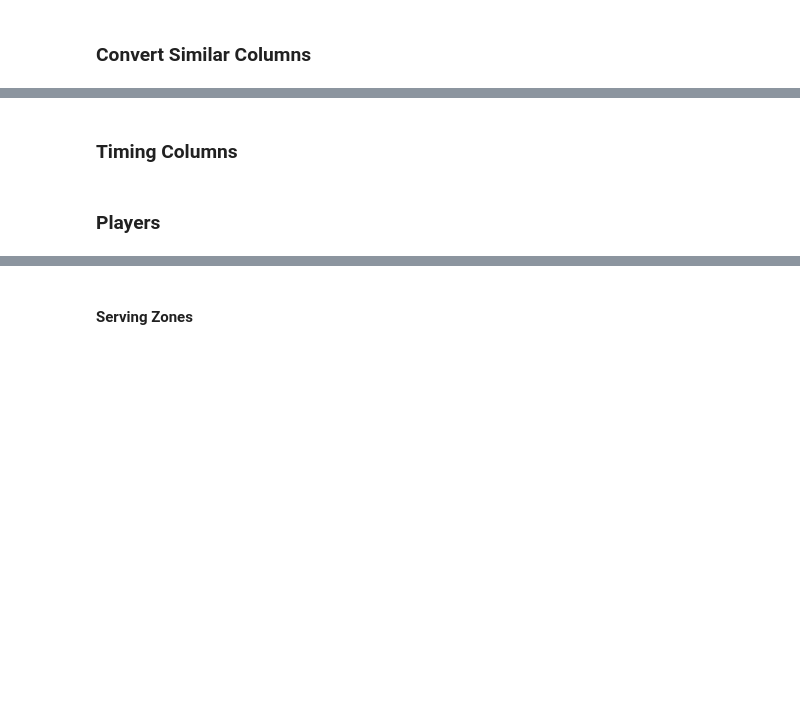
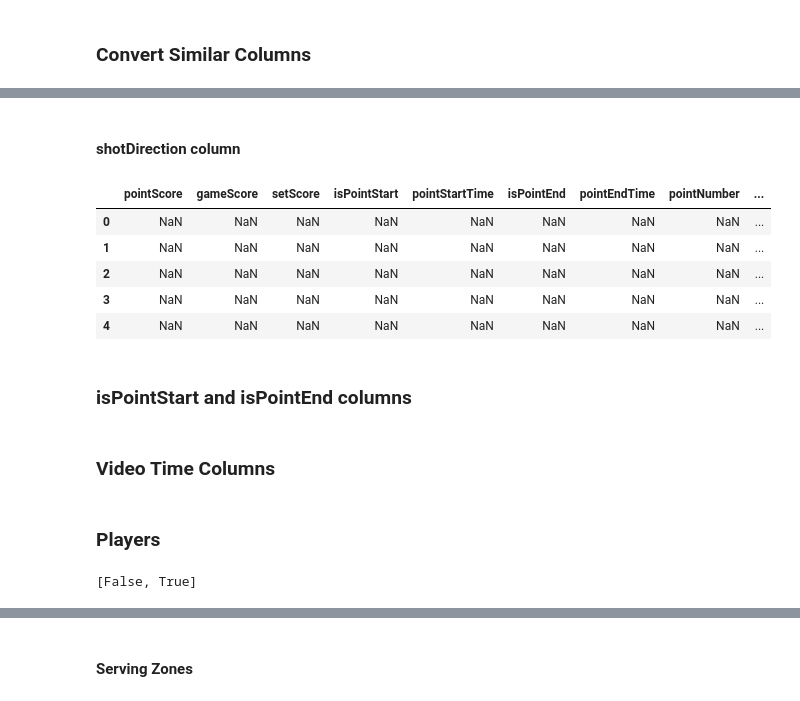
Before and after one commit to cjgimena/UCLA-Tennis-Consulting, a Jupyter notebook: SwingVision/SwingVisionTransformation.ipynb, the cells around one changed output, grey strips where cells are left out. Cells and saved outputs as stored; diff of their text form; code cells hidden in the pictures; blank space fills up the shorter version.

```diff
--- a/SwingVision/SwingVisionTransformation.ipynb
+++ b/SwingVision/SwingVisionTransformation.ipynb
@@ -252,0 +289,2 @@ shot_data
+# %%
+shot_data.shotInRally = swing_data.Shot
@@ -253,22 +294,29 @@ shot_data
+# %%
+def side(x):
+    if 'deuce' in x:
+        return 'Deuce'
+    elif 'ad' in x:
+        return 'Ad'
+    elif 'center_line' in x:
+        return 'Center'
+    else:
+        return ''
+
+shot_data['side'] = swing_data['Hit Zone'].apply(side)
+# %% [markdown]
+#### shotDirection column
 # %%
-# shot type booleans
-shot_data['shotFhBh'] = swing_data['Stroke'].apply(lambda x: x if x in ['Forehand', 'Backhand'] else '')
-shot_data['isSlice'] = swing_data['Spin'].apply(lambda x: '1' if x == 'Slice' else '')
-shot_data['isVolley'] = swing_data['Stroke'].apply(lambda x: 1 if x in ['FH Volley', 'BH Volley'] else '')
-shot_data['isOverhead'] = swing_data['Stroke'].apply(lambda x: 1 if x == 'Overhead' else '')
-
-# renaming
-shot_data.shotInRally = shot_data.Shot
-shot_data.side = shot_data['Hit Zone'].str.title()
-#shot_data.pointNumber = shot_data.Point
-
-
-# shot direction
 # down the line --> switches btwn deuce and ad
 # crosscourt --> remains on same side
-
 shot_data.shotDirection = np.where(shot_data.shotContactX * shot_data.shotLocationX > 0, "Down the Line", "Crosscourt")
-shot_data.head(10)
+shot_data.head()
+# %% [output]
+|  | pointScore | gameScore | setScore | isPointStart | pointStartTime | isPointEnd | pointEndTime | pointNumber | ... |
+| 0 | NaN | NaN | NaN | NaN | NaN | NaN | NaN | NaN | ... |
+| 1 | NaN | NaN | NaN | NaN | NaN | NaN | NaN | NaN | ... |
+| 2 | NaN | NaN | NaN | NaN | NaN | NaN | NaN | NaN | ... |
+| 3 | NaN | NaN | NaN | NaN | NaN | NaN | NaN | NaN | ... |
+| 4 | NaN | NaN | NaN | NaN | NaN | NaN | NaN | NaN | ... |
 # %% [markdown]
-### Timing Columns
+### isPointStart and isPointEnd columns
 # %%
@@ -325,0 +337,2 @@ shot_data['pointEndTime'] = np.where(shot_data['isPointEnd'] == 1, (shot_data['V
+# %% [markdown]
+### Video Time Columns
@@ -351,10 +376,13 @@ ucla_roster_23 = ["Gianluca Ballotta",
                    "Elise Wagle"]
 # %%
 # list of names who are playing in match
-players = shot_data["Player"].unique()
+players = swing_data["Player"].unique()
 
 # checks which one is UCLA player
 is_ucla_player = [any([name in roster_name for roster_name in ucla_roster_23]) for name in players]
+is_ucla_player
+# %% [output]
+[False, True]
 # %%
 # assigns ucla player to player 1, and non ucla to player 2
 shot_data.loc[0, "player1Name"] = players[is_ucla_player]
```
Also changed, not shown: parts of 22 cells of this notebook, 1 other file.
